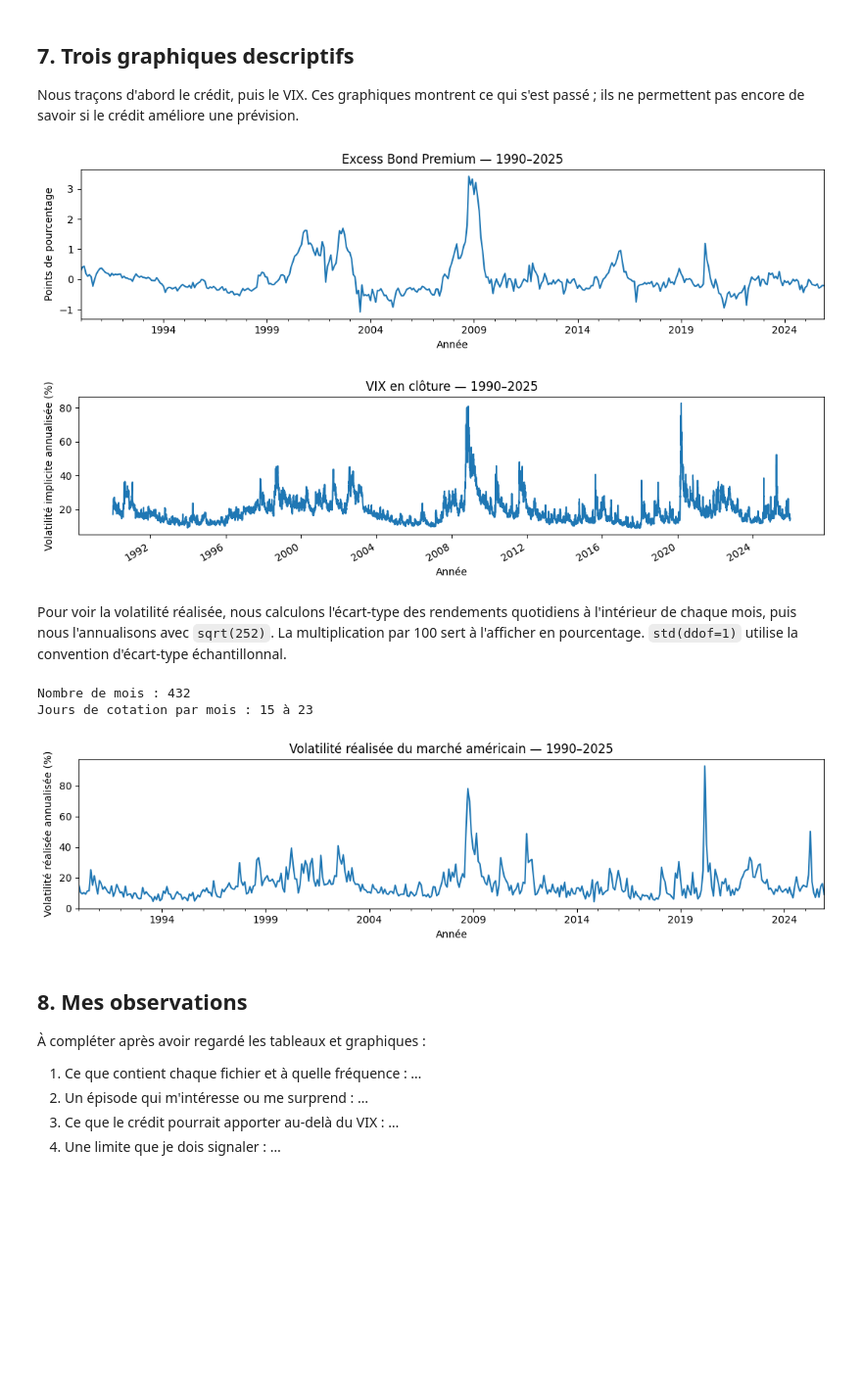
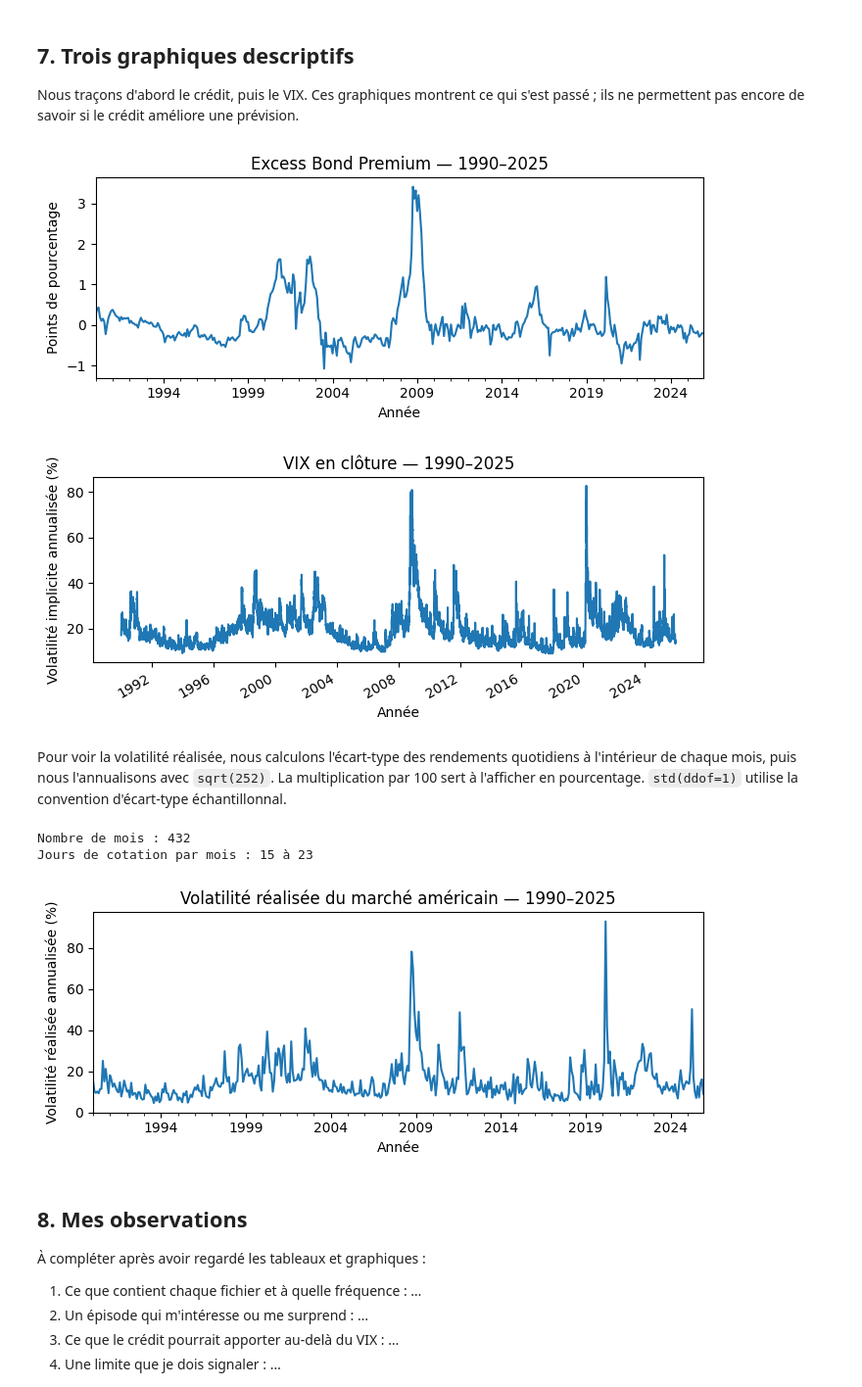
Before and after one commit to niko1012/ada-credit-volatility, a Jupyter notebook: notebooks/01_exploration.ipynb, the cells around one changed output. Shown at 98% size. Drawn from its saved outputs; the diff is of its cells as text; code cells hidden in the pictures; blank space fills up the shorter version.

Commit message:
Fit exploration charts to the notebook viewport

```diff
--- a/notebooks/01_exploration.ipynb
+++ b/notebooks/01_exploration.ipynb
@@ -184,21 +184,21 @@ market[["Mkt-RF", "RF", "market_return"]].head()
 Nous traçons d'abord le crédit, puis le VIX. Ces graphiques montrent ce qui s'est
 passé ; ils ne permettent pas encore de savoir si le crédit améliore une prévision.
 # %%
-ax = ebp["ebp"].plot(figsize=(11, 3), title="Excess Bond Premium — 1990–2025")
+ax = ebp["ebp"].plot(figsize=(7, 3), title="Excess Bond Premium — 1990–2025")
 ax.set_xlabel("Année")
 ax.set_ylabel("Points de pourcentage")
 plt.tight_layout()
 plt.show()
 # %% [output]
-[figure, old version]
+[figure, new version]
 # %%
-ax = vix["CLOSE"].plot(figsize=(11, 3), title="VIX en clôture — 1990–2025")
+ax = vix["CLOSE"].plot(figsize=(7, 3), title="VIX en clôture — 1990–2025")
 ax.set_xlabel("Année")
 ax.set_ylabel("Volatilité implicite annualisée (%)")
 plt.tight_layout()
 plt.show()
 # %% [output]
-[figure, old version]
+[figure, new version]
 # %% [markdown]
 Pour voir la volatilité réalisée, nous calculons l'écart-type des rendements
 quotidiens à l'intérieur de chaque mois, puis nous l'annualisons avec `sqrt(252)`.
@@ -210,7 +210,7 @@ trading_days = market["market_return"].resample("ME").count()
 print("Nombre de mois :", len(monthly_volatility))
 print("Jours de cotation par mois :", trading_days.min(), "à", trading_days.max())
 
-ax = monthly_volatility.plot(figsize=(11, 3), title="Volatilité réalisée du marché américain — 1990–2025")
+ax = monthly_volatility.plot(figsize=(7, 3), title="Volatilité réalisée du marché américain — 1990–2025")
 ax.set_xlabel("Année")
 ax.set_ylabel("Volatilité réalisée annualisée (%)")
 plt.tight_layout()
@@ -218,7 +218,7 @@ plt.show()
 # %% [output]
 Nombre de mois : 432
 Jours de cotation par mois : 15 à 23
-[figure, old version]
+[figure, new version]
 # %% [markdown]
 ## 8. Mes observations
 
```
